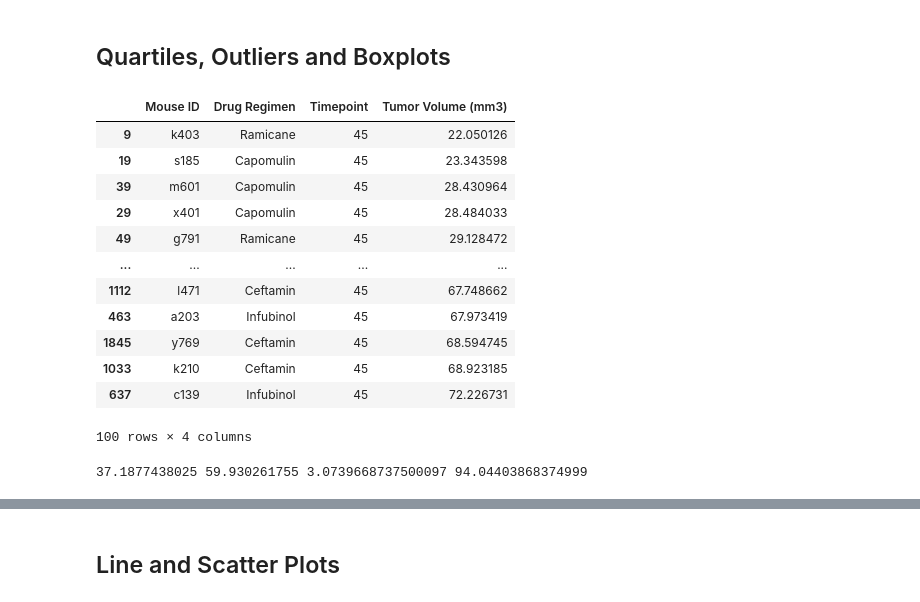
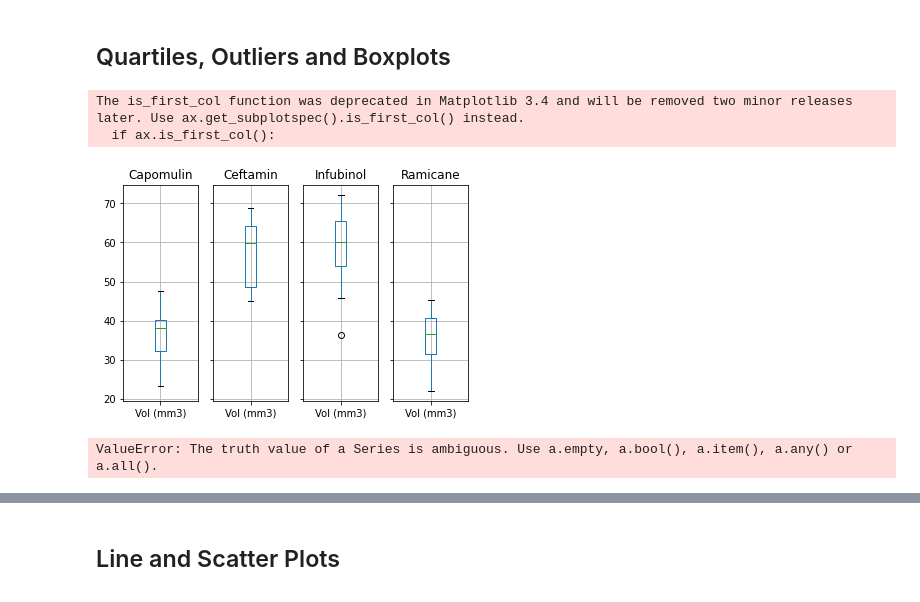
Before and after one commit to ericasmith65/Matplotlib-challenge, a Jupyter notebook: Pymaceuticals/pymaceuticals_starter.ipynb, the cells around one changed output, grey strips where cells are left out. Saved outputs shown, nothing was run; the diff lists cells and outputs as text; code cells hidden in the pictures.

```diff
--- a/Pymaceuticals/pymaceuticals_starter.ipynb
+++ b/Pymaceuticals/pymaceuticals_starter.ipynb
@@ -139,48 +152,44 @@ plt.show()
 # %%
 # Calculate the final tumor volume of each mouse across four of the treatment regimens:
 # Capomulin, Ramicane, Infubinol, and Ceftamin
-
-# Start by getting the last (greatest) timepoint for each mouse
-
-regimens = cleaned_data.loc[(cleaned_data["Drug Regimen"]=='Capomulin') | (cleaned_data["Drug Regimen"]=='Ramicane') | (cleaned_data["Drug Regimen"]=='Infubinol') | (cleaned_data["Drug Regimen"]=='Ceftamin'), ["Mouse ID", "Drug Regimen", "Timepoint", "Tumor Volume (mm3)"]]
-regimens = regimens.sort_values("Timepoint").groupby("Mouse ID").tail(1)
-# Merge this group df with the original dataframe to get the tumor volume at the last timepoint
-regimens.sort_values("Tumor Volume (mm3)")
+four_regimens = cleaned_data.loc[(cleaned_data["Drug Regimen"]=='Capomulin') | (cleaned_data["Drug Regimen"]=='Ramicane') | (cleaned_data["Drug Regimen"]=='Infubinol') | (cleaned_data["Drug Regimen"]=='Ceftamin'), ["Mouse ID", "Drug Regimen", "Timepoint", "Tumor Volume (mm3)"]]
+four_regimens = four_regimens.rename(columns={"Tumor Volume (mm3)":"Vol (mm3)"})
+# Get data corresponding to last (greatest) Timepoint for each mouse
+four_regimens_last = four_regimens.sort_values("Timepoint").groupby("Mouse ID").tail(1)
+# Group by Drug Regimen
+four_regimens_grouped = four_regimens_last.groupby("Drug Regimen")
-# %% [output]
-|  | Mouse ID | Drug Regimen | Timepoint | Tumor Volume (mm3) |
-| 9 | k403 | Ramicane | 45 | 22.050126 |
-| 19 | s185 | Capomulin | 45 | 23.343598 |
-| 39 | m601 | Capomulin | 45 | 28.430964 |
-| 29 | x401 | Capomulin | 45 | 28.484033 |
-| 49 | g791 | Ramicane | 45 | 29.128472 |
-| ... | ... | ... | ... | ... |
-| 1112 | l471 | Ceftamin | 45 | 67.748662 |
-| 463 | a203 | Infubinol | 45 | 67.973419 |
-| 1845 | y769 | Ceftamin | 45 | 68.594745 |
-| 1033 | k210 | Ceftamin | 45 | 68.923185 |
-| 637 | c139 | Infubinol | 45 | 72.226731 |
-100 rows × 4 columns
+# %%
+# Generate a box plot of the final tumor volume of each mouse across four regimens of interest
+four_regimens_grouped.boxplot(column='Vol (mm3)', layout=(1,4))
+
+plt.show()
+# %% [output]
+The is_first_col function was deprecated in Matplotlib 3.4 and will be removed two minor releases later. Use ax.get_subplotspec().is_first_col() instead.
+  if ax.is_first_col():
+[figure, added]
 # %%
-# Put treatments into a list for for loop (and later for plot labels)
-treatments = ['Capomulin', 'Ramicane', 'Infubinol', 'Ceftamin']
+# Calculate the IQR and quantitatively determine if there are any potential outliers.
 
-# Create empty list to fill with tumor vol data (for plotting)
-t_volume = []
-
-# Calculate the IQR and quantitatively determine if there are any potential outliers.
-blah = regimens["Tumor Volume (mm3)"].quantile([0.25, 0.5, 0.75])
+quartiles = four_regimens_grouped['Vol (mm3)'].quantile([0.25, 0.5, 0.75]).unstack()
 lowerq = quartiles[0.25]
 upperq = quartiles[0.75]
 IQR = upperq - lowerq
-    # Locate the rows which contain mice on each drug and get the tumor volumes
 
 
-    # add subset
-
-
-    # Determine outliers using upper and lower bounds
+# Determine outliers using upper and lower bounds
 lower_bound = lowerq - (1.5*IQR)
 upper_bound = upperq + (1.5*IQR)
-print(lowerq, upperq, lower_bound, upper_bound)
+# sort values by timepoint, unique by mouse id, keep last
+#print(four_regimens)
+sorted_data = four_regimens.sort_values('Timepoint')
+#print(sorted_data)
+last_data = sorted_data.drop_duplicates(subset=['Mouse ID'], keep='last')
+#print(last_data)
+treatments=['Capomulin', 'Ramicane', 'Infubinol', 'Ceftamin']
+volumes=[]
+for drug in treatments:
+        volumes = last_data.loc[last_data['Drug Regimen']==drug, ['Vol (mm3)']]
+
+        print(f"{drug} lower outliers are {lower_outliers}")
 # %% [output]
-37.1877438025 59.930261755 3.0739668737500097 94.04403868374999
+ValueError: The truth value of a Series is ambiguous. Use a.empty, a.bool(), a.item(), a.any() or a.all().
```
Also changed, not shown: parts of 7 cells of this notebook.
